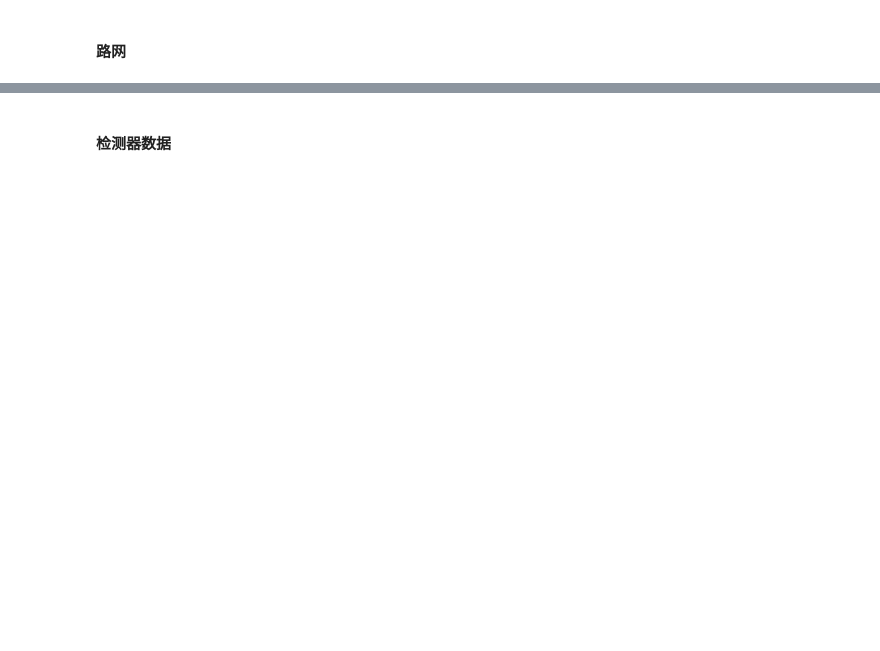
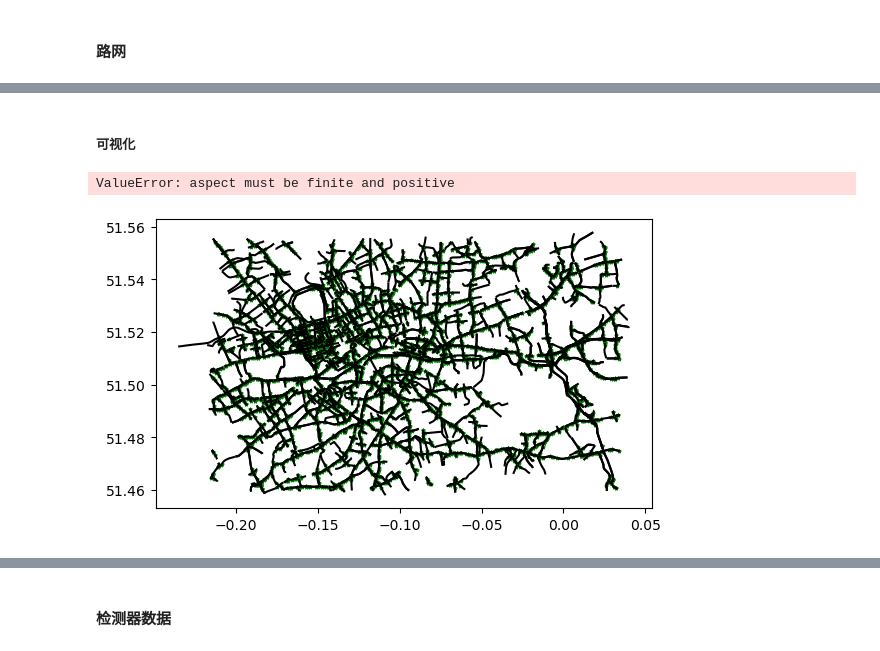
Before and after one commit to feng-jialong/Network-Control, a Jupyter notebook: exp.ipynb, the cells around one changed output, grey strips where cells are left out. Saved outputs shown, nothing was run; the diff lists cells and outputs as text; code cells hidden in the pictures; blank space fills up the shorter version.

```diff
--- a/exp.ipynb
+++ b/exp.ipynb
@@ -86,8 +21,9 @@ print(links.head(10))
 # %%
 def agg_func(df):
     xy = df.sort_values("order").loc[:,["long","lat"]].values
-    line = LineString(xy)
-    return line
+    df_out = df.iloc[0,:][["piece","linkid","group"]]
+    df_out["geometry"] = LineString(xy)
+    return df_out
 
-# links_gdf = links.concat(links.groupby('linkid').apply(agg_func))
-# links_gdf.head(10)
+links_gdf = links.groupby('linkid').apply(agg_func)
+links_gdf = gpd.GeoDataFrame(links_gdf,geometry=links_gdf["geometry"],crs="EPSG:4326")
@@ -93,0 +40,4 @@ def agg_func(df):
+# %%
+# 检测器数据
+detectors = pd.read_csv("UTD19/detectors_public.csv").query("citycode == @city")
+detectors_gdf = gpd.GeoDataFrame(detectors,geometry=gpd.points_from_xy(detectors.long,detectors.lat),crs="EPSG:4326")
@@ -93,0 +62,11 @@ def agg_func(df):
+# %% [markdown]
+##### 可视化
+# %%
+# 路网
+fig,ax = plt.subplots()
+detectors_gdf.plot(ax=ax,color='g',marker="*",markersize=5)
+links_gdf.plot(ax=ax,color='k')
+detectors_gdf.query("detid == 'K2D14'").plot(ax=ax,color='r')
+# %% [output]
+ValueError: aspect must be finite and positive
+[figure, added]
```
Also changed, not shown: parts of 21 cells of this notebook.
